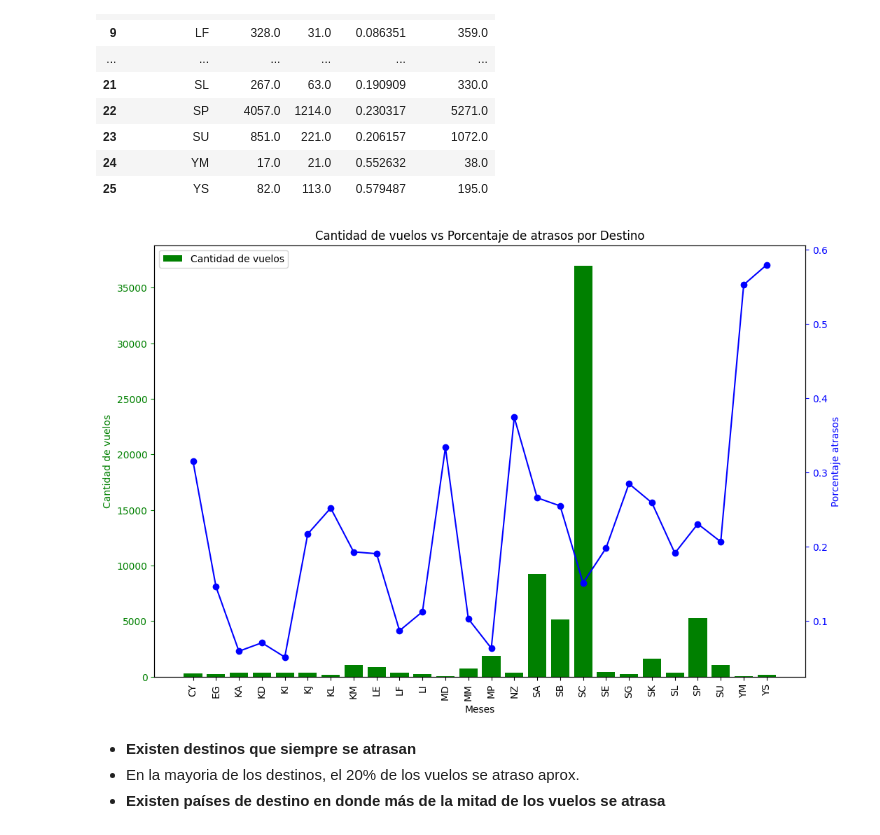
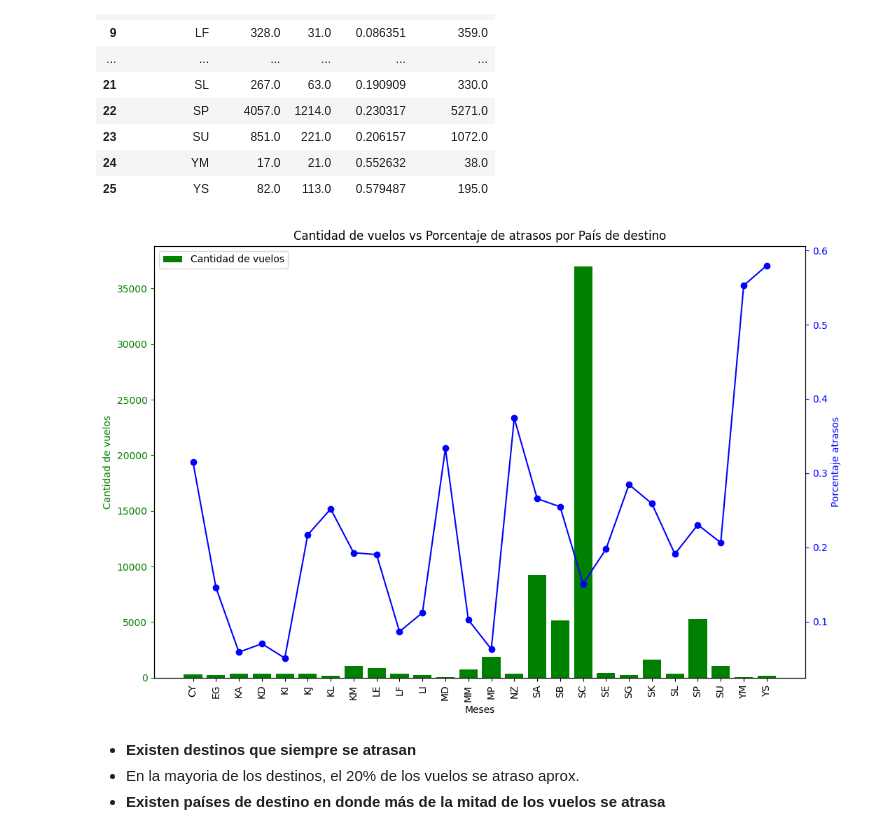
Before and after one commit to josecantog/latam_challenge, a Jupyter notebook: solution.ipynb, the cells around one changed output. Drawn from its saved outputs; the diff is of its cells as text; code cells hidden in the pictures.

```diff
--- a/solution.ipynb
+++ b/solution.ipynb
@@ -748,22 +748,22 @@ des_plan_country
 # %%
 fig, ax1 = plt.subplots(figsize=(12, 8))
 
 ax1.bar(des_plan_country['country_code'], des_plan_country['total_flights'], color='green', label='Cantidad de vuelos')
 ax1.set_xlabel('Meses')
 ax1.set_ylabel('Cantidad de vuelos', color='green')
 ax1.tick_params('y', colors='green')
 plt.xticks(rotation=90)
 ax2 = ax1.twinx()
 ax2.plot(des_plan_country['country_code'], des_plan_country['pct_atraso'], color='blue', marker='o', linestyle='-', label='Porcentaje de atrasos')
 ax2.set_ylabel('Porcentaje atrasos', color='blue')
 ax2.tick_params('y', colors='blue')
 
 ax1.legend(loc='upper left')
-plt.title('Cantidad de vuelos vs Porcentaje de atrasos por Destino')
+plt.title('Cantidad de vuelos vs Porcentaje de atrasos por País de destino')
 
 plt.show()
 # %% [output]
-[figure, old version]
+[figure, new version]
 # %% [markdown]
 - **Existen destinos que siempre se atrasan**
 - En la mayoria de los destinos, el 20% de los vuelos se atraso aprox.
```
Also changed, not shown: parts of 58 cells of this notebook, 3 other files.
